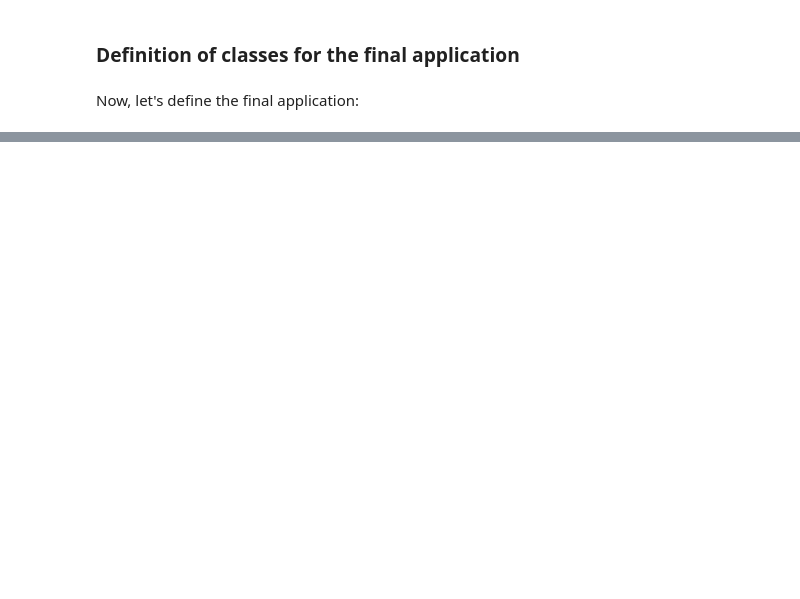
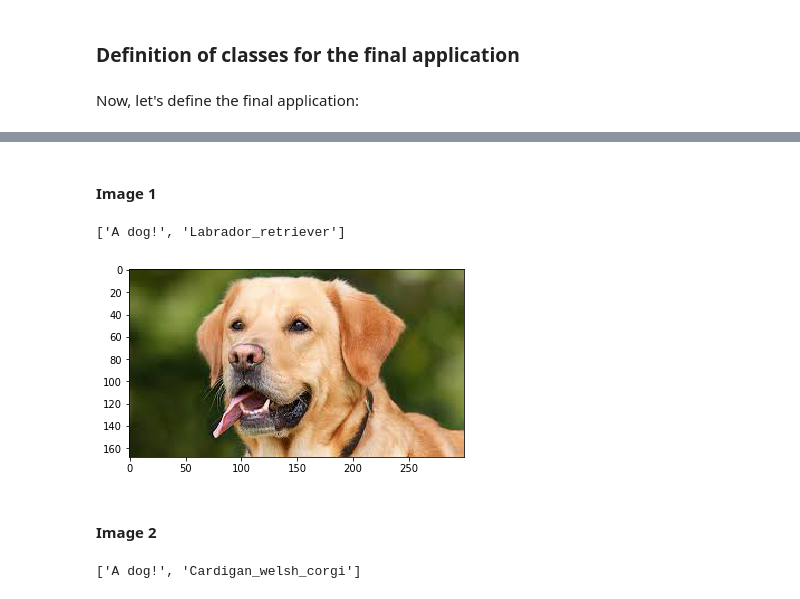
Before and after one commit to sipemu/Dog_Project, a Jupyter notebook: dog_app.ipynb, the cells around one changed output, grey strips where cells are left out. Drawn from its saved outputs; the diff is of its cells as text; code cells hidden in the pictures; blank space fills up the shorter version.

Commit message:
add test images

```diff
--- a/dog_app.ipynb
+++ b/dog_app.ipynb
@@ -979,0 +993,19 @@ __Answer:__
+# %% [markdown]
+#### Image 1
+# %%
+img_path = 'test_images/dog1.jpg'
+dogPrediction.predict(img_path)
+# %% [output]
+['A dog!', 'Labrador_retriever']
+# %%
+img=mpimg.imread(img_path)
+imgplot = plt.imshow(img)
+# %% [output]
+[figure, added]
+# %% [markdown]
+#### Image 2
+# %%
+img_path = 'test_images/dog2.jpg'
+dogPrediction.predict(img_path)
+# %% [output]
+['A dog!', 'Cardigan_welsh_corgi']
```
Also changed, not shown: parts of 29 cells of this notebook, 3 other files.
